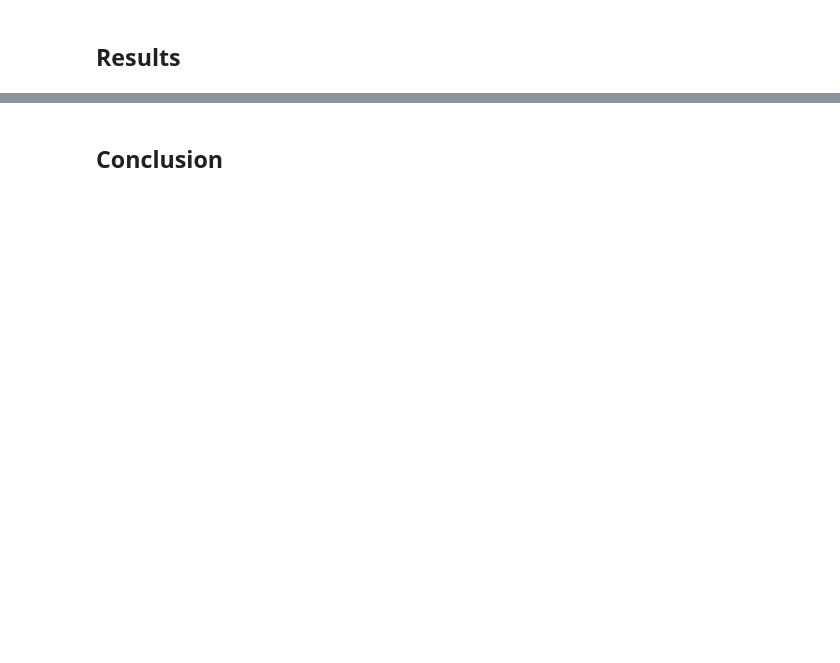
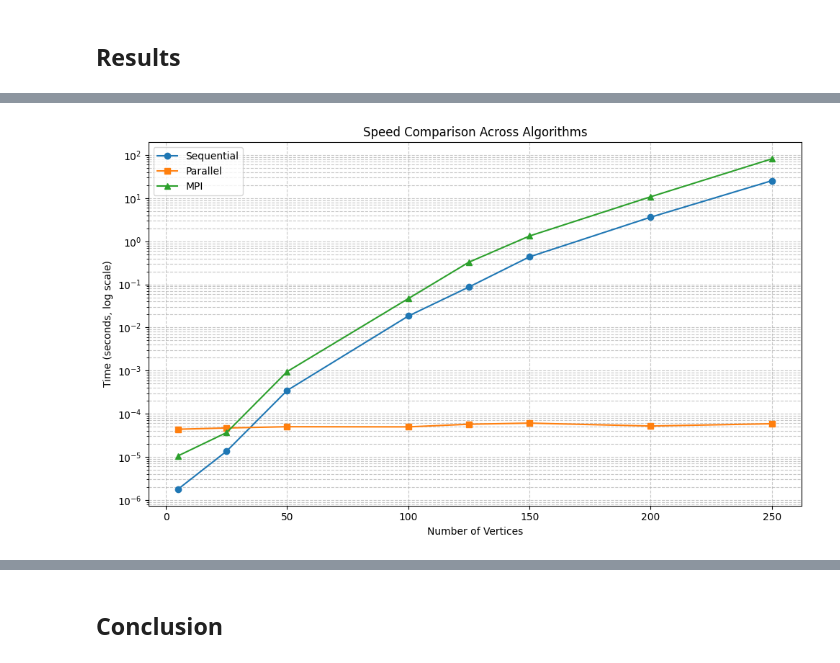
Before and after one commit to PedroPauloMorenoCamargo/Maximal_Clique, a Jupyter notebook: Maximal_Clique.ipynb, the cells around one changed output, grey strips where cells are left out. Drawn from its saved outputs; the diff is of its cells as text; code cells hidden in the pictures; blank space fills up the shorter version.

```diff
--- a/Maximal_Clique.ipynb
+++ b/Maximal_Clique.ipynb
@@ -866,0 +1551,28 @@ To validate we have to check if the maximal clique size is the same as the expec
+# %%
+# Data
+num_vertices = [5, 25, 50, 100, 125, 150, 200, 250]
+sequential = [1.784e-06, 1.353e-05, 0.000347601, 0.0184986, 0.0871758, 0.436972, 3.63425, 25.5046]
+parallel = [4.3781e-05, 4.6745e-05, 5.003e-05, 4.9623e-05, 5.7201e-05, 6.0627e-05, 5.1983e-05, 5.8703e-05]
+mpi = [1.0566e-05, 3.658e-05, 0.000951243, 0.046994, 0.328197, 1.3293, 10.8122, 82.0266]
+
+# Criando o gráfico
+plt.figure(figsize=(10, 6))
+
+# Escala logarítmica para melhor visualização
+plt.plot(num_vertices, sequential, marker='o', label='Sequential', linestyle='-')
+plt.plot(num_vertices, parallel, marker='s', label='Parallel', linestyle='-')
+plt.plot(num_vertices, mpi, marker='^', label='MPI', linestyle='-')
+
+plt.xscale('linear')
+plt.yscale('log')
+plt.xlabel('Number of Vertices')
+plt.ylabel('Time (seconds, log scale)')
+plt.title('Speed Comparison Across Algorithms')
+plt.legend()
+plt.grid(True, which='both', linestyle='--', alpha=0.7)
+
+# Show the plot
+plt.tight_layout()
+plt.show()
+# %% [output]
+[figure, added]
```
Also changed, not shown: parts of 36 cells of this notebook, 2 other files.
